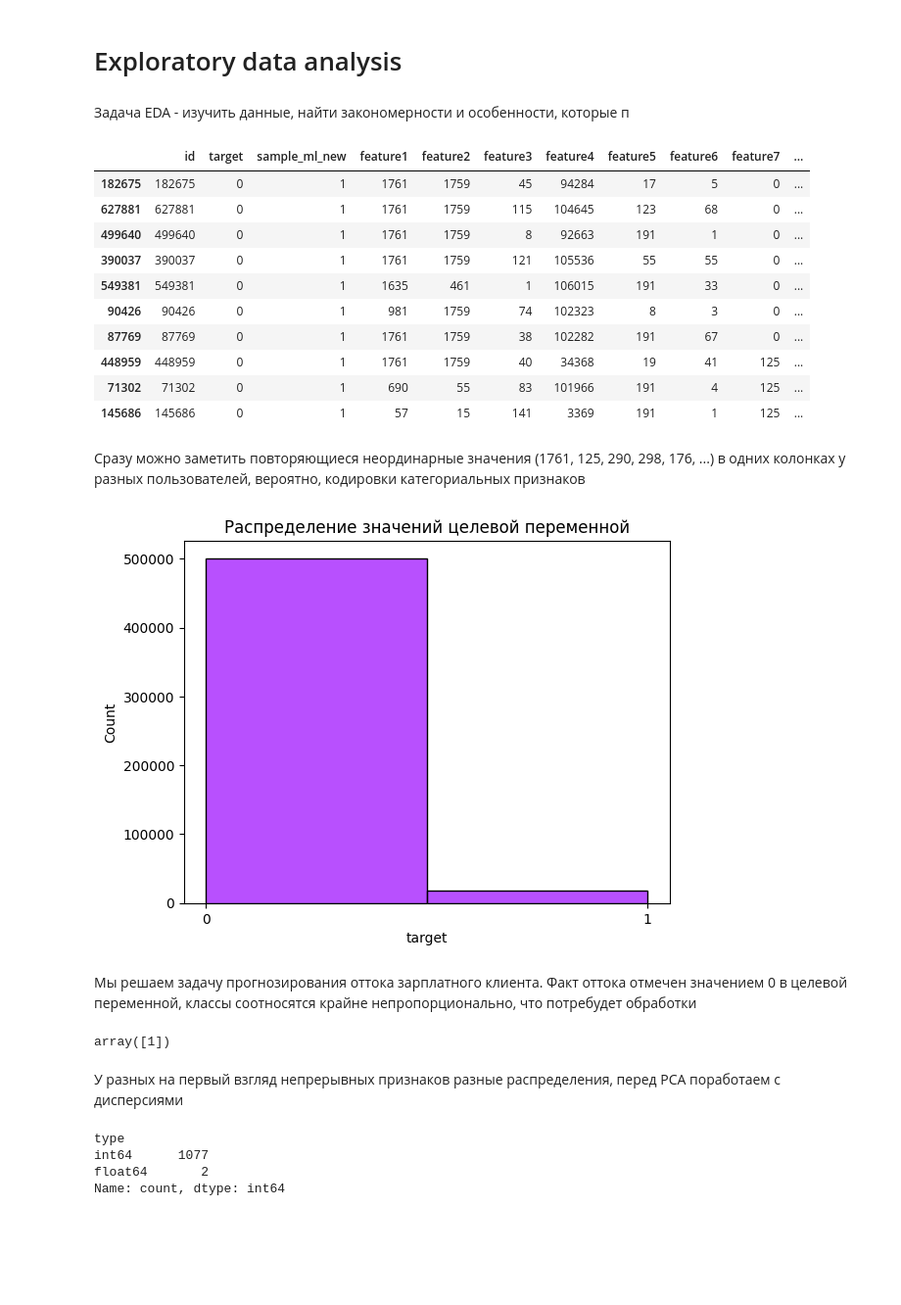
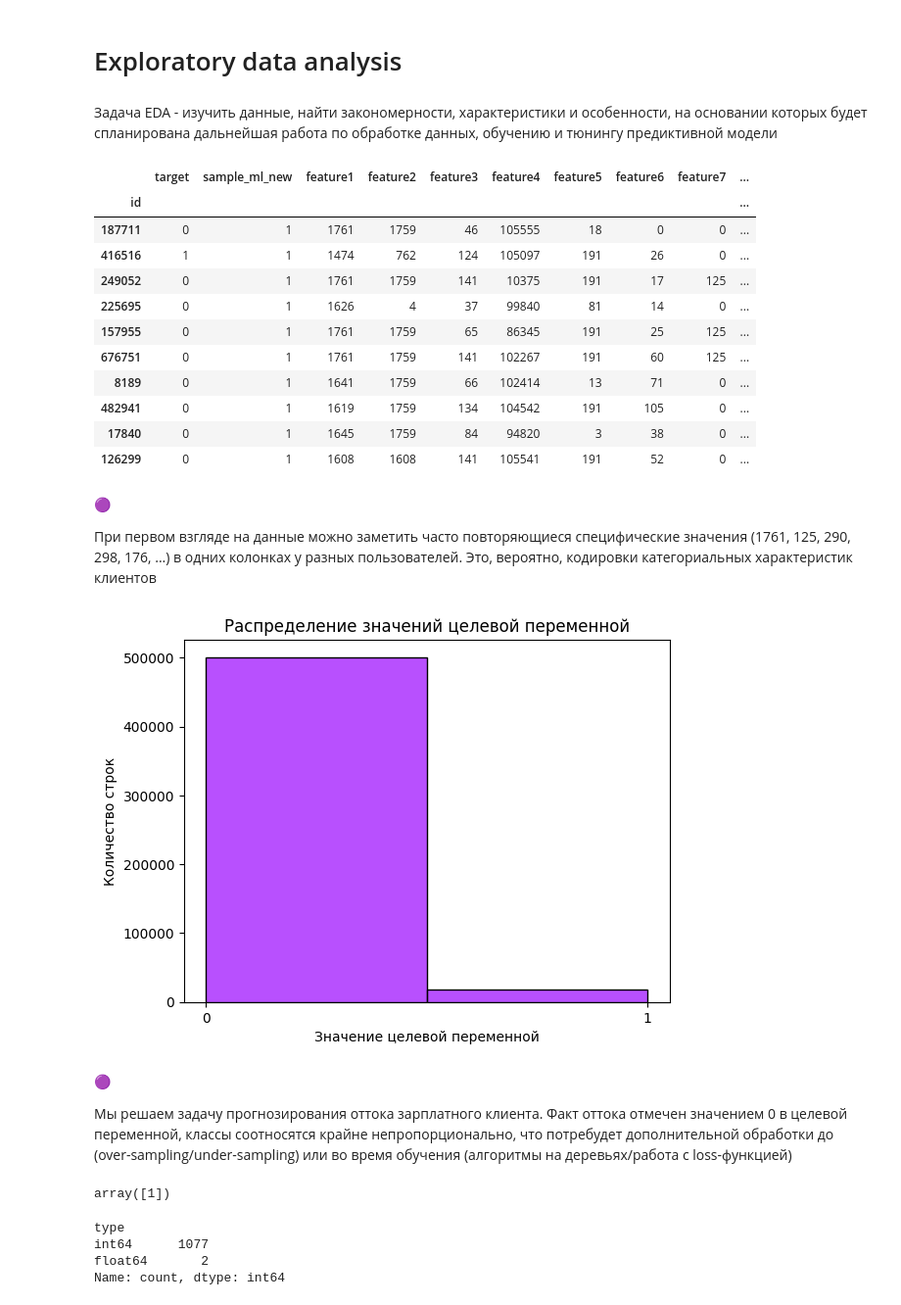
Before and after one commit to REU-DS-CLUB/purple_hack, a Jupyter notebook: EDA.ipynb, the cells around one changed output. Shown at 98% size. Drawn from its saved outputs; the diff is of its cells as text; code cells hidden in the pictures; blank space fills up the shorter version.

```diff
--- a/EDA.ipynb
+++ b/EDA.ipynb
@@ -11,57 +19,61 @@
 # %% [markdown]
 # Exploratory data analysis
 # %% [markdown]
-Задача EDA - изучить данные, найти закономерности и особенности, которые п
+Задача EDA - изучить данные, найти закономерности, характеристики и особенности, на основании которых будет спланирована дальнейшая работа по обработке данных, обучению и тюнингу предиктивной модели
 # %%
-# импортируесм необходимые пакеты
 import gdown
 import pandas as pd
 import numpy as np
 import seaborn as sns
 import matplotlib.pyplot as plt
-from fastparquet import ParquetFile
-from utils import download_raw_data_from_drive_and_open_in_pandas
-from utils import drop_ununique_features
+#from utils import download_raw_data_from_drive_and_open_in_pandas,
+#                  drop_ununique_features
 
 pd.set_option('display.max_rows', None)
 pd.set_option('display.max_columns', None)
 
-colors = ["#A115FE", "#8F00FF", "#4d0585", "#591878", "#6e1f78", "#7b469c", "#2c0652",
-          "#29AB50", "#22753b", "#ECE919", "#7a781d", "#0F91D0", "#0f3f75"]
+colors = ["#A115FE", "#8F00FF", "#2c0652", "#29AB50", "#22753b", "#ECE919", "#7a781d", "#0F91D0", "#0f3f75"]
 sns.set_palette(sns.color_palette(colors))
 # %%
-# для локального открытия
+# для локального открытия файла с данными
 file_path = "Data/train_ai_comp_final_dp.parquet"
-pf = ParquetFile(file_path)
-df = pf.to_pandas()
+df = pd.read_parquet(file_path, index='id')
 
-#df = download_raw_data_from_drive_and_open_in_pandas() #- функция для скачивания из гугл диска
+# для скачивания и открытия сырых данных с диска
+#df = download_raw_data_from_drive_and_open_in_pandas()
 # %%
-# делаем первый взгляд на данные
-
 df.sample(10)
 # %% [output]
-|  | id | target | sample_ml_new | feature1 | feature2 | feature3 | feature4 | feature5 | feature6 | feature7 | ... |
-| 182675 | 182675 | 0 | 1 | 1761 | 1759 | 45 | 94284 | 17 | 5 | 0 | ... |
-| 627881 | 627881 | 0 | 1 | 1761 | 1759 | 115 | 104645 | 123 | 68 | 0 | ... |
-| 499640 | 499640 | 0 | 1 | 1761 | 1759 | 8 | 92663 | 191 | 1 | 0 | ... |
-| 390037 | 390037 | 0 | 1 | 1761 | 1759 | 121 | 105536 | 55 | 55 | 0 | ... |
-| 549381 | 549381 | 0 | 1 | 1635 | 461 | 1 | 106015 | 191 | 33 | 0 | ... |
-| 90426 | 90426 | 0 | 1 | 981 | 1759 | 74 | 102323 | 8 | 3 | 0 | ... |
-| 87769 | 87769 | 0 | 1 | 1761 | 1759 | 38 | 102282 | 191 | 67 | 0 | ... |
-| 448959 | 448959 | 0 | 1 | 1761 | 1759 | 40 | 34368 | 19 | 41 | 125 | ... |
-| 71302 | 71302 | 0 | 1 | 690 | 55 | 83 | 101966 | 191 | 4 | 125 | ... |
-| 145686 | 145686 | 0 | 1 | 57 | 15 | 141 | 3369 | 191 | 1 | 125 | ... |
+|  | target | sample_ml_new | feature1 | feature2 | feature3 | feature4 | feature5 | feature6 | feature7 | ... |
+| id |  |  |  |  |  |  |  |  |  | ... |
+| 187711 | 0 | 1 | 1761 | 1759 | 46 | 105555 | 18 | 0 | 0 | ... |
+| 416516 | 1 | 1 | 1474 | 762 | 124 | 105097 | 191 | 26 | 0 | ... |
+| 249052 | 0 | 1 | 1761 | 1759 | 141 | 10375 | 191 | 17 | 125 | ... |
+| 225695 | 0 | 1 | 1626 | 4 | 37 | 99840 | 81 | 14 | 0 | ... |
+| 157955 | 0 | 1 | 1761 | 1759 | 65 | 86345 | 191 | 25 | 125 | ... |
+| 676751 | 0 | 1 | 1761 | 1759 | 141 | 102267 | 191 | 60 | 125 | ... |
+| 8189 | 0 | 1 | 1641 | 1759 | 66 | 102414 | 13 | 71 | 0 | ... |
+| 482941 | 0 | 1 | 1619 | 1759 | 134 | 104542 | 191 | 105 | 0 | ... |
+| 17840 | 0 | 1 | 1645 | 1759 | 84 | 94820 | 3 | 38 | 0 | ... |
+| 126299 | 0 | 1 | 1608 | 1608 | 141 | 105541 | 191 | 52 | 0 | ... |
 # %% [markdown]
-Сразу можно заметить повторяющиеся неординарные значения (1761, 125, 290, 298, 176, ...) в одних колонках у разных пользователей, вероятно, кодировки категориальных признаков
+🟣
+
+При первом взгляде на данные можно заметить часто повторяющиеся специфические значения (1761, 125, 290, 298, 176, ...) в одних колонках у разных пользователей. Это, вероятно, кодировки категориальных характеристик клиентов
 # %%
-ax = sns.histplot(data=df.target, bins=2)
+target = df['target']
+
+ax = sns.histplot(target,
+                  bins=2)
 ax.xaxis.set_ticks([0, 1])
 ax.set_xticklabels([0, 1])
 ax.set_title('Распределение значений целевой переменной')
-
+plt.xlabel('Значение целевой переменной')
+plt.ylabel('Количество строк')
 plt.show()
 # %% [output]
-[figure, old version]
+[figure, new version]
 # %% [markdown]
-Мы решаем задачу прогнозирования оттока зарплатного клиента. Факт оттока отмечен значением 0 в целевой переменной, классы соотносятся крайне непропорционально, что потребудет обработки
+🟣
+
+Мы решаем задачу прогнозирования оттока зарплатного клиента. Факт оттока отмечен значением 0 в целевой переменной, классы соотносятся крайне непропорционально, что потребудет дополнительной обработки до (over-sampling/under-sampling) или во время обучения (алгоритмы на деревьях/работа с loss-функцией)
@@ -80,5 +84,3 @@ sns.violinplot(df[['feature46', 'feature149', 'feature55', 'feature94', 'feature
-# %% [markdown]
-У разных на первый взгляд непрерывных признаков разные распределения, перед PCA поработаем с дисперсиями
 # %%
 # проверим типы данных
 
```
Also changed, not shown: parts of 85 cells of this notebook.
